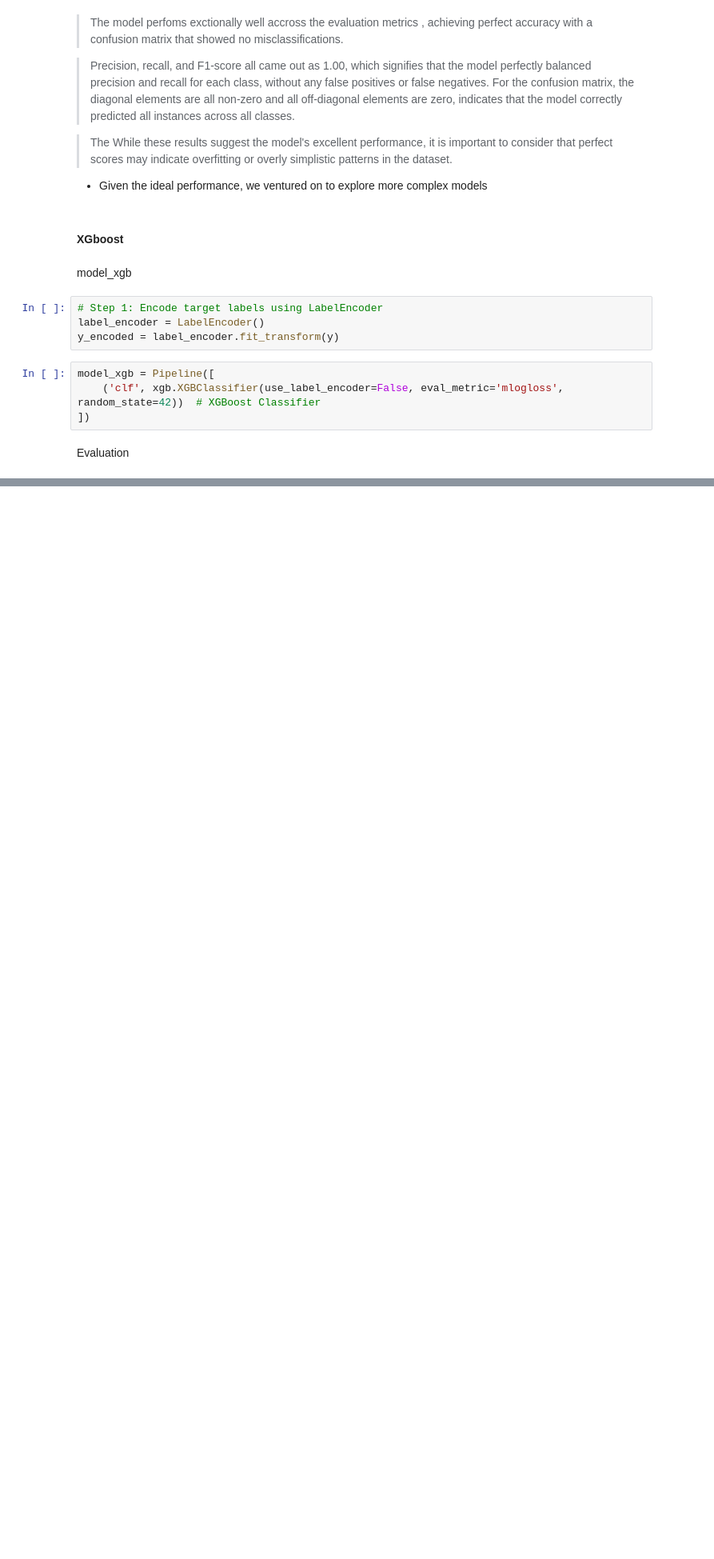
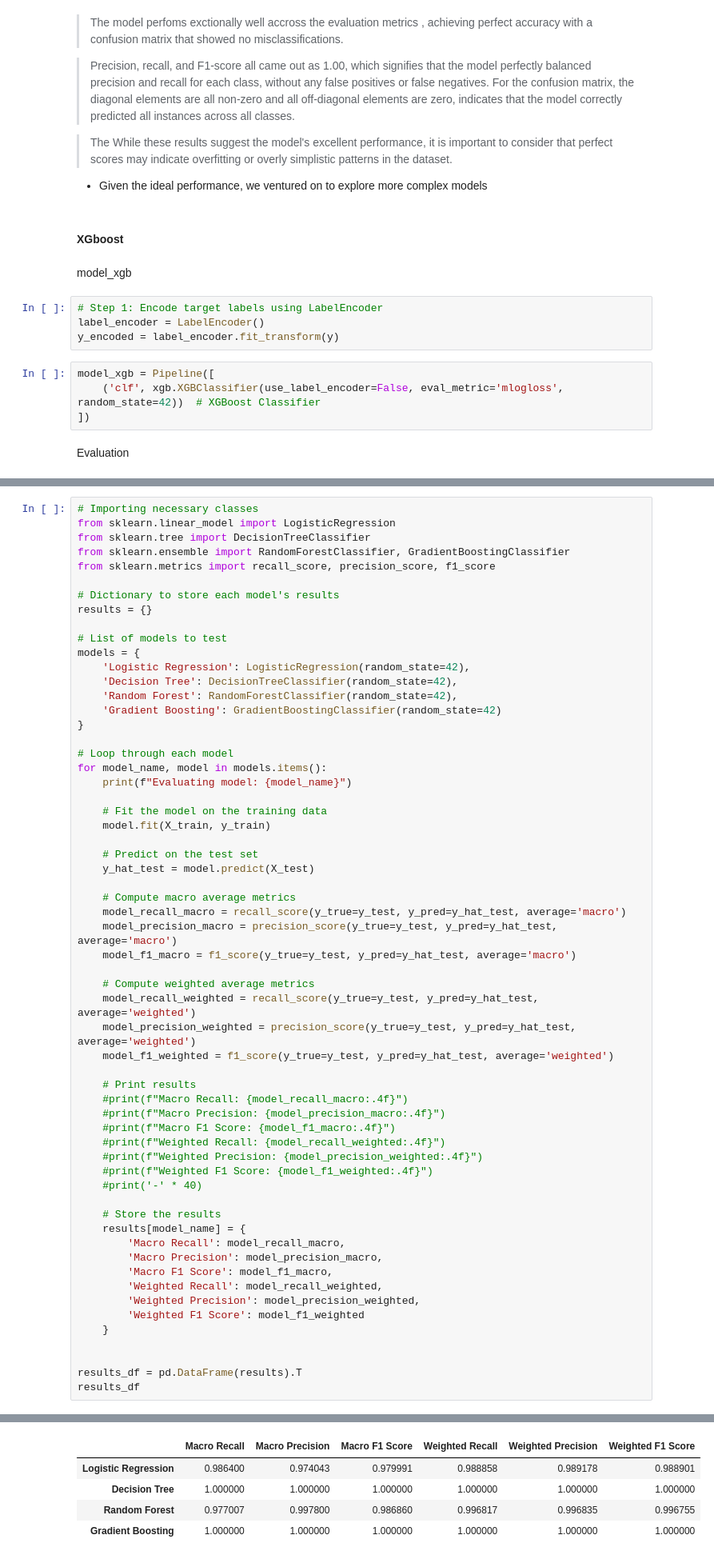
Before and after one commit to ruth-kitasi/Anemia-Level-Prediction-in-Children, a Jupyter notebook: notebooks/Mbego.ipynb, the cells around one changed output, grey strips where cells are left out. Shown at 80% size. Drawn from its saved outputs; the diff is of its cells as text; blank space fills up the shorter version.

Commit message:
advancing on modelling and markdown explanations

```diff
--- a/notebooks/Mbego.ipynb
+++ b/notebooks/Mbego.ipynb
@@ -875,0 +892,61 @@ Accuracy: 1.00
+# %%
+# Importing necessary classes
+from sklearn.linear_model import LogisticRegression
+from sklearn.tree import DecisionTreeClassifier
+from sklearn.ensemble import RandomForestClassifier, GradientBoostingClassifier
+from sklearn.metrics import recall_score, precision_score, f1_score
+
+# Dictionary to store each model's results
+results = {}
+
+# List of models to test
+models = {
+    'Logistic Regression': LogisticRegression(random_state=42),
+    'Decision Tree': DecisionTreeClassifier(random_state=42),
+    'Random Forest': RandomForestClassifier(random_state=42),
+    'Gradient Boosting': GradientBoostingClassifier(random_state=42)
+}
+
+# Loop through each model
+for model_name, model in models.items():
+    print(f"Evaluating model: {model_name}")
+
+    # Fit the model on the training data
+    model.fit(X_train, y_train)
+
+    # Predict on the test set
+    y_hat_test = model.predict(X_test)
+
+    # Compute macro average metrics
+    model_recall_macro = recall_score(y_true=y_test, y_pred=y_hat_test, average='macro')
+    model_precision_macro = precision_score(y_true=y_test, y_pred=y_hat_test, average='macro')
+    model_f1_macro = f1_score(y_true=y_test, y_pred=y_hat_test, average='macro')
+
+    # Compute weighted average metrics
+    model_recall_weighted = recall_score(y_true=y_test, y_pred=y_hat_test, average='weighted')
+    model_precision_weighted = precision_score(y_true=y_test, y_pred=y_hat_test, average='weighted')
+    model_f1_weighted = f1_score(y_true=y_test, y_pred=y_hat_test, average='weighted')
+
+    # Print results
+    #print(f"Macro Recall: {model_recall_macro:.4f}")
+    #print(f"Macro Precision: {model_precision_macro:.4f}")
+    #print(f"Macro F1 Score: {model_f1_macro:.4f}")
+    #print(f"Weighted Recall: {model_recall_weighted:.4f}")
+    #print(f"Weighted Precision: {model_precision_weighted:.4f}")
+    #print(f"Weighted F1 Score: {model_f1_weighted:.4f}")
+    #print('-' * 40)
+
+    # Store the results
+    results[model_name] = {
+        'Macro Recall': model_recall_macro,
+        'Macro Precision': model_precision_macro,
+        'Macro F1 Score': model_f1_macro,
+        'Weighted Recall': model_recall_weighted,
+        'Weighted Precision': model_precision_weighted,
+        'Weighted F1 Score': model_f1_weighted
+    }
+
+
+results_df = pd.DataFrame(results).T
+results_df
+# %% [output]
@@ -875,0 +964,5 @@ Accuracy: 1.00
+|  | Macro Recall | Macro Precision | Macro F1 Score | Weighted Recall | Weighted Precision | Weighted F1 Score |
+| Logistic Regression | 0.986400 | 0.974043 | 0.979991 | 0.988858 | 0.989178 | 0.988901 |
+| Decision Tree | 1.000000 | 1.000000 | 1.000000 | 1.000000 | 1.000000 | 1.000000 |
+| Random Forest | 0.977007 | 0.997800 | 0.986860 | 0.996817 | 0.996835 | 0.996755 |
+| Gradient Boosting | 1.000000 | 1.000000 | 1.000000 | 1.000000 | 1.000000 | 1.000000 |
```
Also changed, not shown: parts of 8 cells of this notebook.
